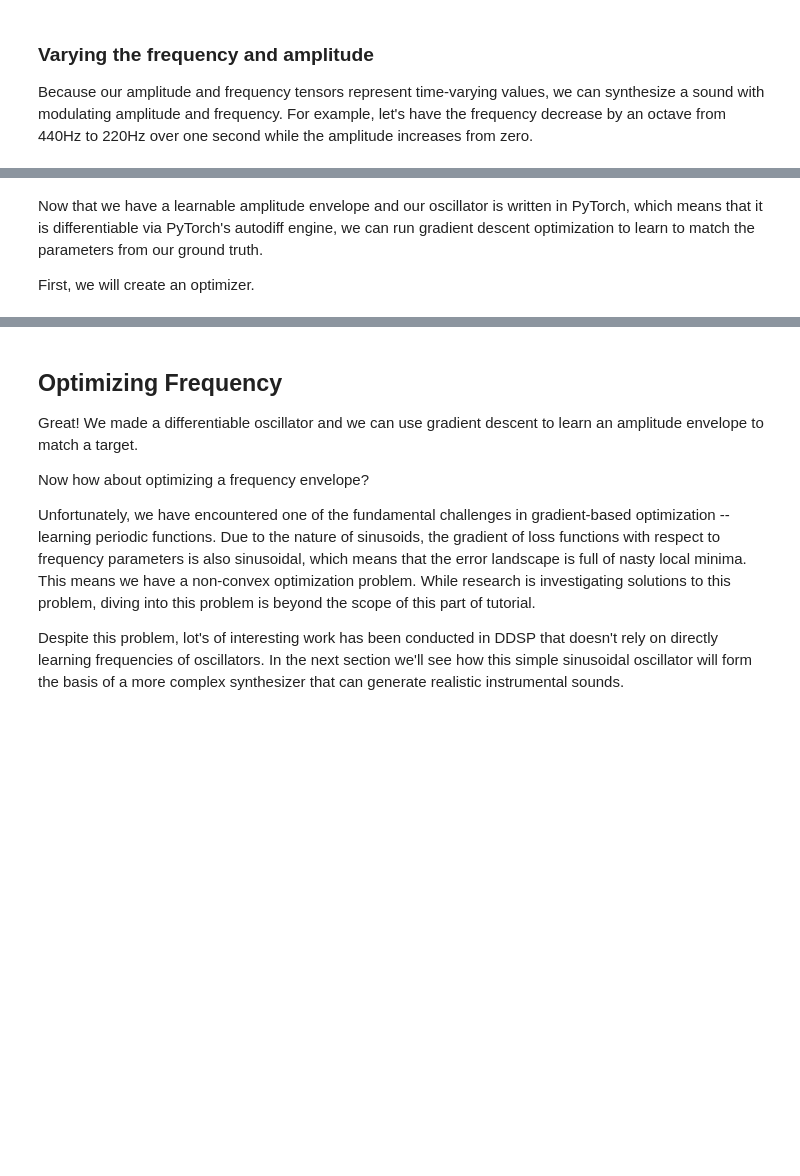
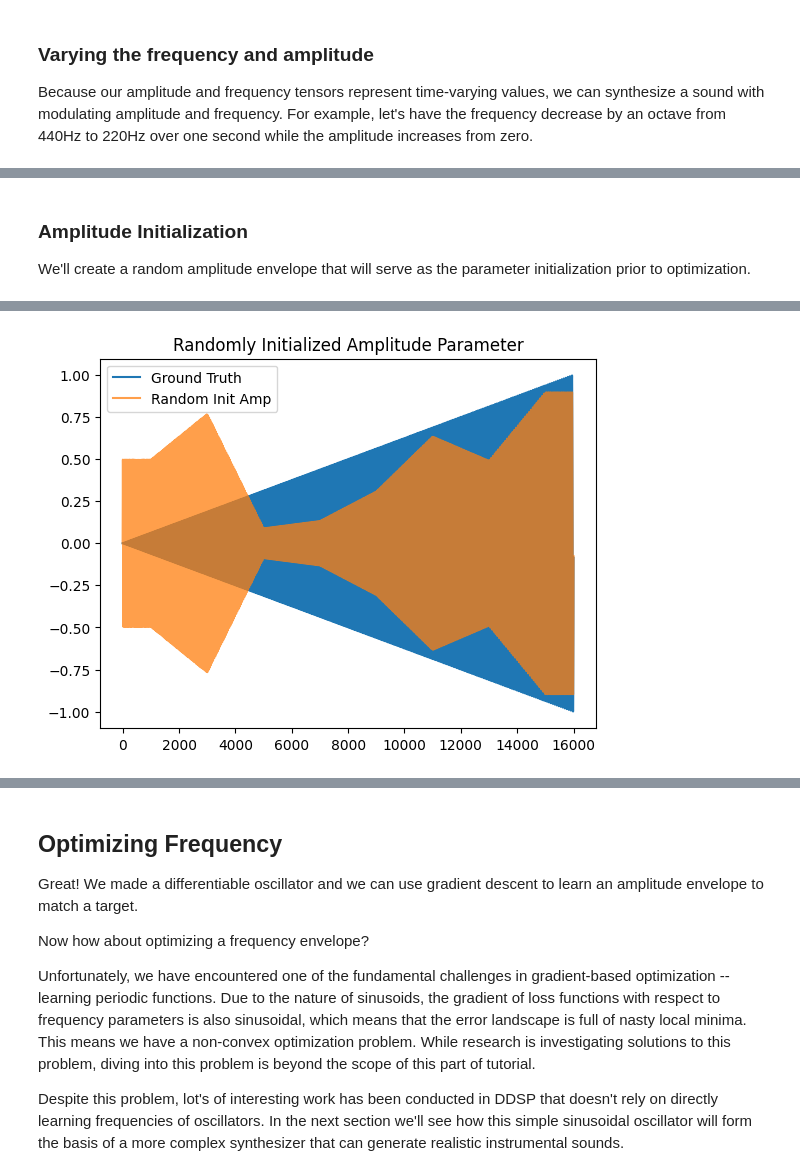
Before and after one commit to intro2ddsp/intro2ddsp.github.io, a Jupyter notebook: synths/01_oscillator.ipynb, the cells around one changed output, grey strips where cells are left out. Saved outputs shown, nothing was run; the diff lists cells and outputs as text; code cells hidden in the pictures; blank space fills up the shorter version.

```diff
--- a/synths/01_oscillator.ipynb
+++ b/synths/01_oscillator.ipynb
@@ -124,0 +211,2 @@ ipd.Audio(y[0].numpy(), rate=sr, normalize=False)
+# %%
+y = sinusoid(amplitude, frequency)
@@ -125,20 +238,22 @@ ipd.Audio(y[0].numpy(), rate=sr, normalize=False)
+# %% [markdown]
+### Amplitude Initialization
+We'll create a random amplitude envelope that will serve as the parameter initialization prior
+to optimization.
 # %%
 # Create a random amplitude envelope with 8 random points and interpolate it to the
 # audio sampling rate
+torch.random.manual_seed(0)
 rand_amp = torch.rand(1, 1, 8)
-rand_amp = torch.nn.functional.interpolate(rand_amp, size=(sr), mode="linear").squeeze(
-    0
-)
+rand_amp = torch.nn.functional.interpolate(
+    rand_amp, size=(sample_rate), mode="linear"
+).squeeze(0)
 
-# Turn the random amplitude envelope into a learnable parameter
-amp_param = torch.nn.Parameter(rand_amp)
+y_hat = sinusoid(rand_amp, frequency)
 
-y_hat = sinusoid(amp_param, omega)
+plt.plot(y[0].numpy(), label="Ground Truth")
+plt.plot(y_hat[0].numpy(), alpha=0.75, label="Random Init Amp")
+plt.legend()
+plt.title("Randomly Initialized Amplitude Parameter")
 
-# Now that the tensor is a learnable parameter, it is marked as requiring a gradient.
-# We need to detach it from the computation graph before plotting and rendering audio.
-plt.plot(y[0].numpy(), label="Ground Truth")
-plt.plot(y_hat[0].detach().numpy(), alpha=0.75, label="Random Init Amp")
-plt.legend()
-
-ipd.Audio(y_hat[0].detach().numpy(), rate=sr, normalize=False)
+ipd.Audio(y_hat[0].detach().numpy(), rate=sample_rate, normalize=False)
+# %% [output]
@@ -145,6 +261 @@ ipd.Audio(y_hat[0].detach().numpy(), rate=sr, normalize=False)
+[figure, added]
-# %% [markdown]
-Now that we have a learnable amplitude envelope and our oscillator is written in
-PyTorch, which means that it is differentiable via PyTorch's autodiff engine, we can
-run gradient descent optimization to learn to match the parameters from our ground truth.
-
-First, we will create an optimizer.
```
Also changed, not shown: parts of 28 cells of this notebook.
